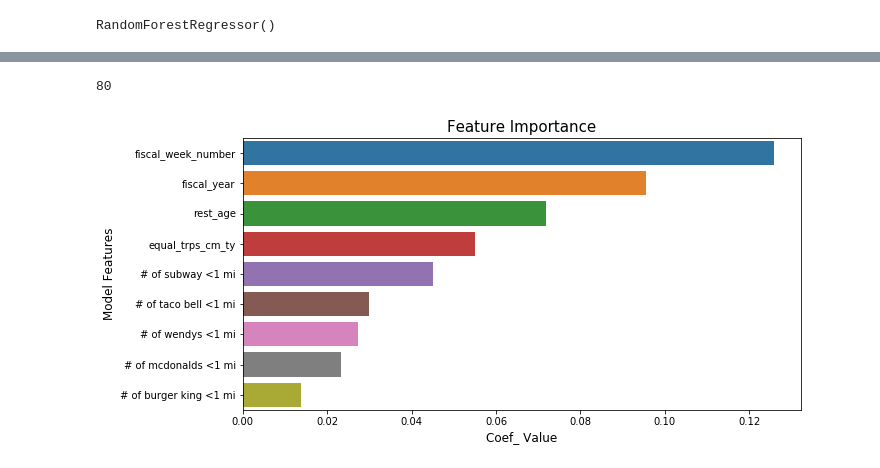
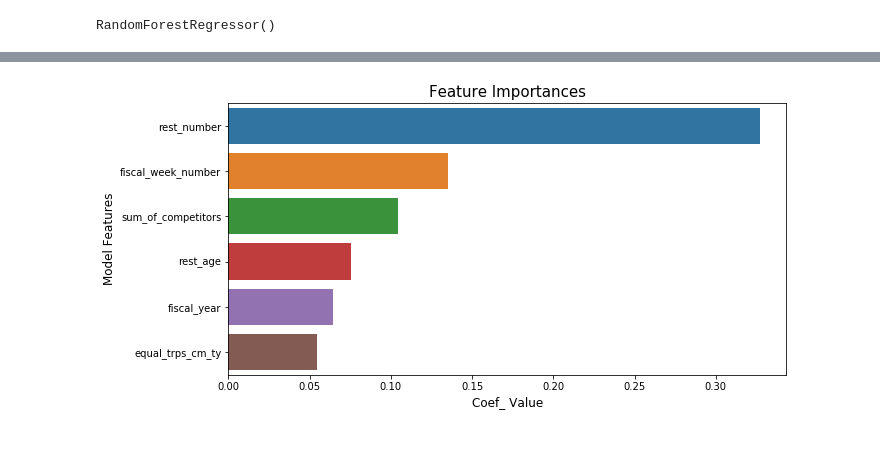
Before and after one commit to will4865/Inspire-Brands-Case-Study, a Jupyter notebook: technical-case-study.ipynb, the cells around one changed output, grey strips where cells are left out. Cells and saved outputs as stored; diff of their text form; code cells hidden in the pictures.

```diff
--- a/technical-case-study.ipynb
+++ b/technical-case-study.ipynb
@@ -1351,6 +645,6 @@ equal_trps_cm_ty          1
 dtype: int64
 # %%
-modeling_dummied = modeling_df
+modeling_dummied = modeling_df.copy()
 modeling_dummied = pd.get_dummies(modeling_dummied, columns = ['rest_dma_code'], prefix = 'dummied', drop_first=True)
 modeling_dummied.head()
 # %% [output]
@@ -1422 +694,9 @@ Name: rest_number, Length: 1096, dtype: int64
+# %%
+modeling_dummied['sum total sales'] = modeling_dummied['sum total sales'].fillna(0.0)
+# %%
+y = modeling_dummied['sum total sales']
+X = modeling_dummied.drop(columns = ['sum total sales','rest_dma_desc', 'rest_status', 'rest_addrstate',
+                                     'rest_remodeldt', 'rest_opendate', 'rest_closedate', 'print_media_drop_date'])
+# %%
+X_train, X_test, y_train, y_test = train_test_split(X, y, random_state = 42, test_size = 0.25)
 # %% [markdown]
@@ -1444,18 +714,14 @@ rfcr.score(X_test, y_test)
-# %%
-len(X_train.columns)
-# %% [output]
-80
 # %%
 coef_dict = dict(zip(X_train.columns, rfcr.feature_importances_))
 # %%
 feature_importances = pd.DataFrame(coef_dict.items(), columns=['coef_', 'coef_value'])
 # %%
 plt.figure(figsize = (10,5))
-sns.barplot(feature_importances.sort_values('coef_value', ascending = False)[1:10]['coef_value'],
-            feature_importances.sort_values('coef_value', ascending = False)[1:10]['coef_'], orient = 'h')
-plt.title('Feature Importance', size = 15)
+sns.barplot(feature_importances.sort_values('coef_value', ascending = False)[0:6]['coef_value'],
+            feature_importances.sort_values('coef_value', ascending = False)[0:6]['coef_'], orient = 'h')
+plt.title('Feature Importances', size = 15)
 plt.ylabel('Model Features', size = 12)
 plt.xlabel('Coef_ Value', size = 12)
 plt.show()
 # %% [output]
-[figure, old version]
+[figure, new version]
```
Also changed, not shown: parts of 93 cells of this notebook.
